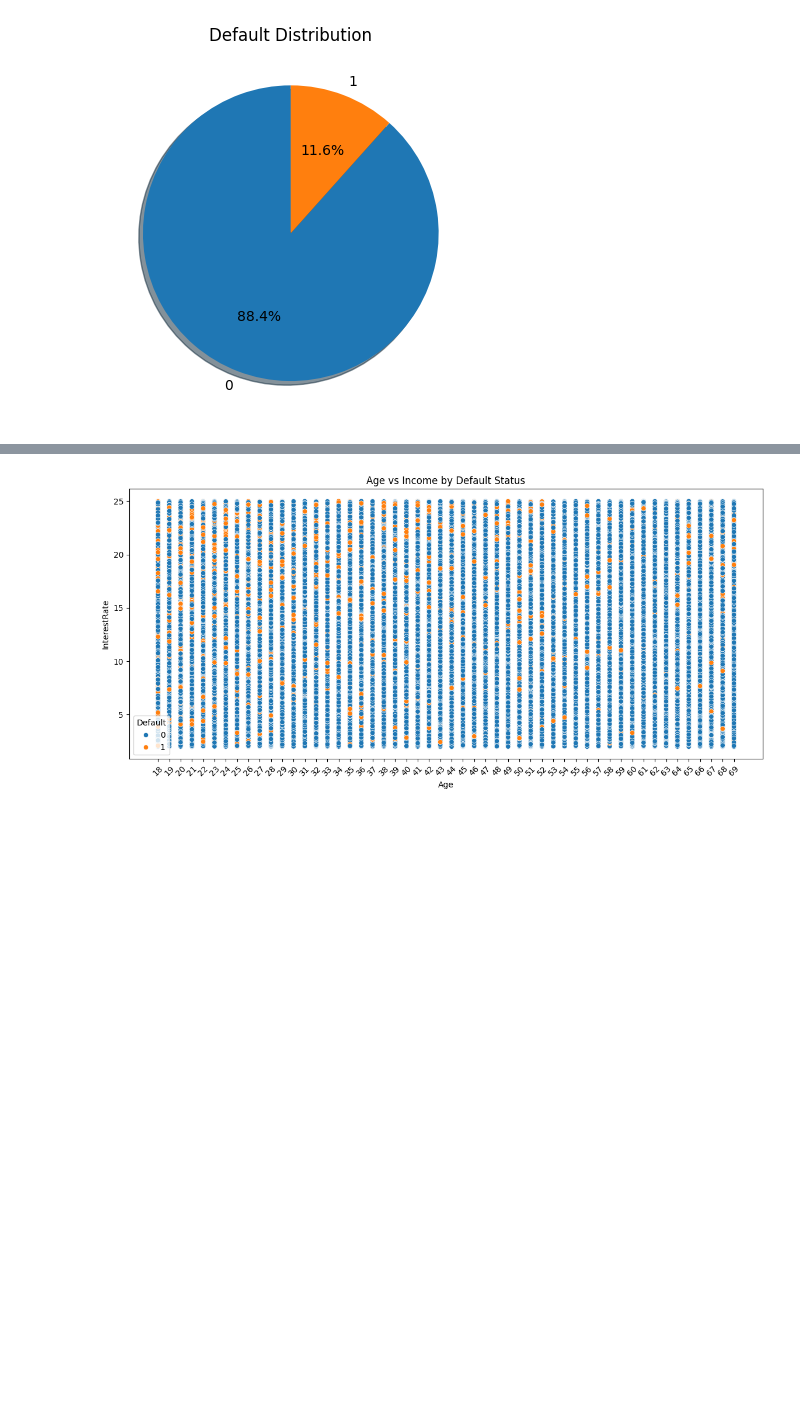
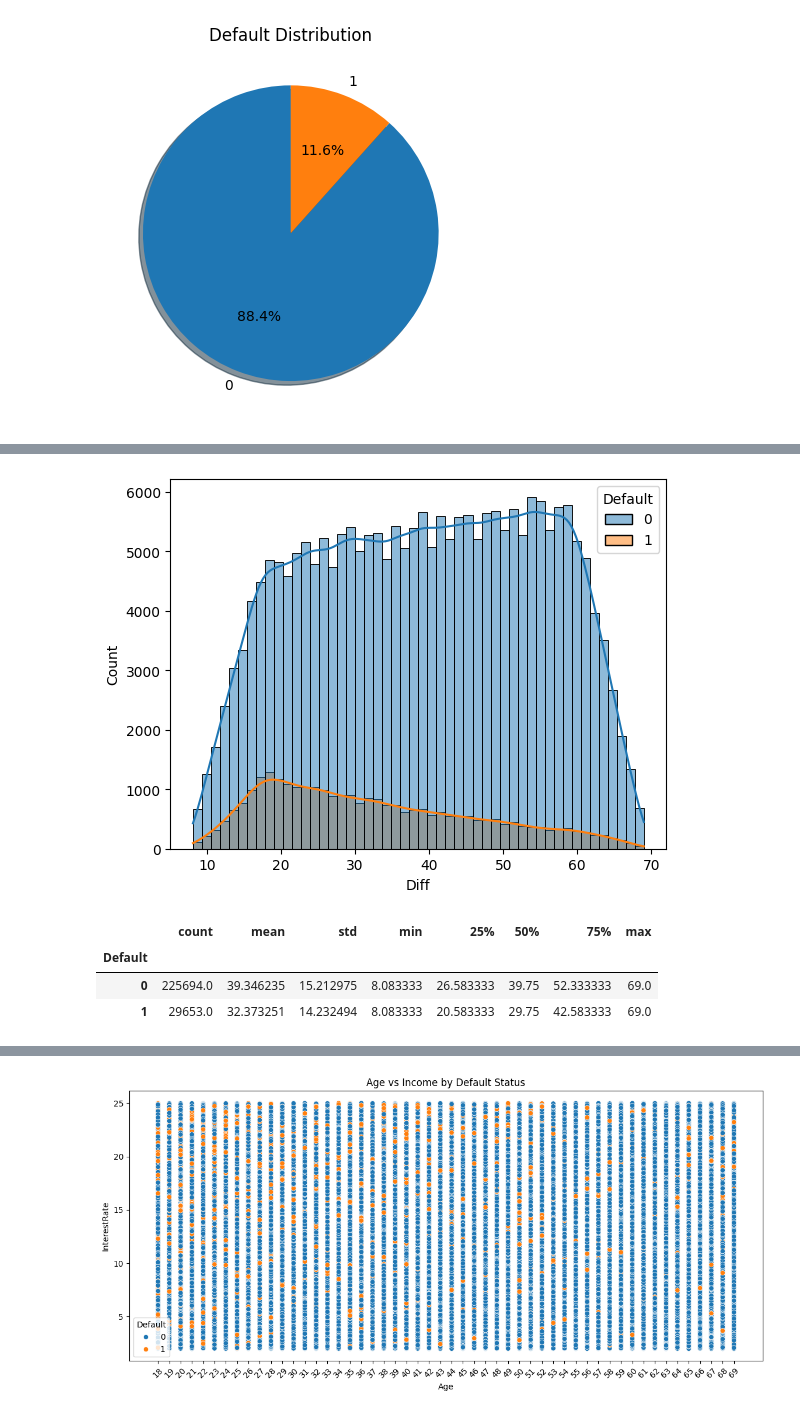
Before and after one commit to Jasman123/Data_Science_Challange, a Jupyter notebook: LoanDefaultPrediction.ipynb, the cells around one changed output, grey strips where cells are left out. Saved outputs shown, nothing was run; the diff lists cells and outputs as text; code cells hidden in the pictures; blank space fills up the shorter version.

```diff
--- a/LoanDefaultPrediction.ipynb
+++ b/LoanDefaultPrediction.ipynb
@@ -214,0 +237,14 @@ plt.show()
+# %%
+train_df['Diff'] = train_df['Age']-(train_df['MonthsEmployed']/12)
+sns.histplot(data=train_df, x='Diff', kde=True, hue='Default', bins=50)
+# plt.xlim(-5, 60)  # adjust based on data range
+plt.show()
+# %% [output]
+[figure, added]
+# %%
+train_df.groupby('Default')['Diff'].describe()
+# %% [output]
+|  | count | mean | std | min | 25% | 50% | 75% | max |
+| Default |  |  |  |  |  |  |  |  |
+| 0 | 225694.0 | 39.346235 | 15.212975 | 8.083333 | 26.583333 | 39.75 | 52.333333 | 69.0 |
+| 1 | 29653.0 | 32.373251 | 14.232494 | 8.083333 | 20.583333 | 29.75 | 42.583333 | 69.0 |
```
Also changed, not shown: parts of 17 cells of this notebook.
